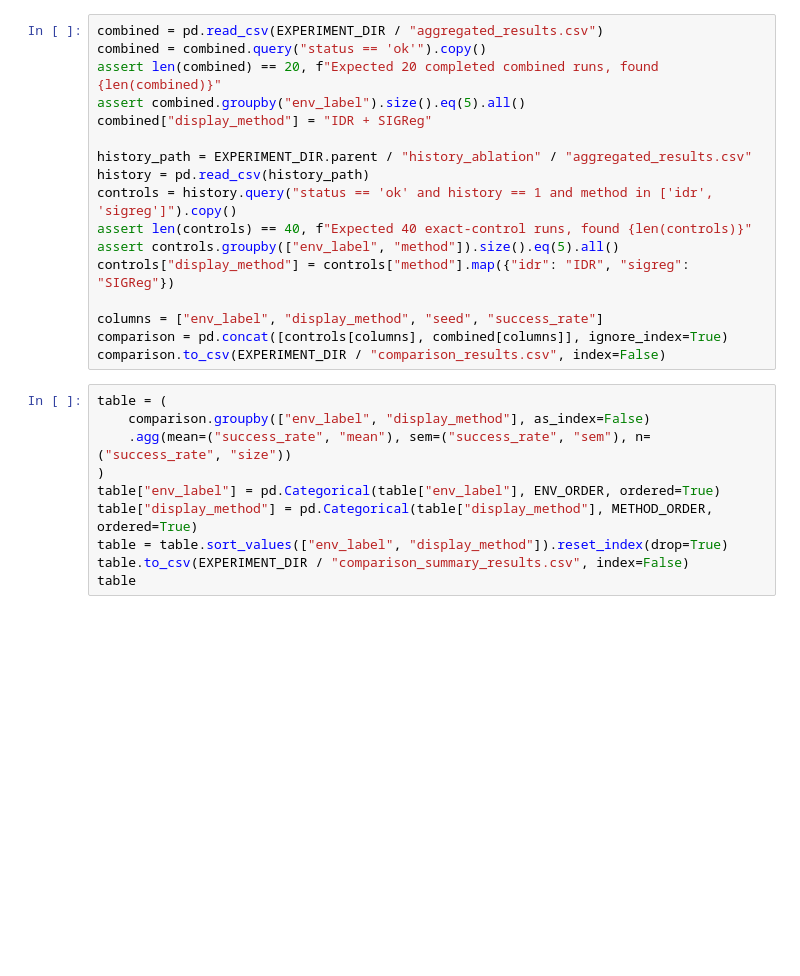
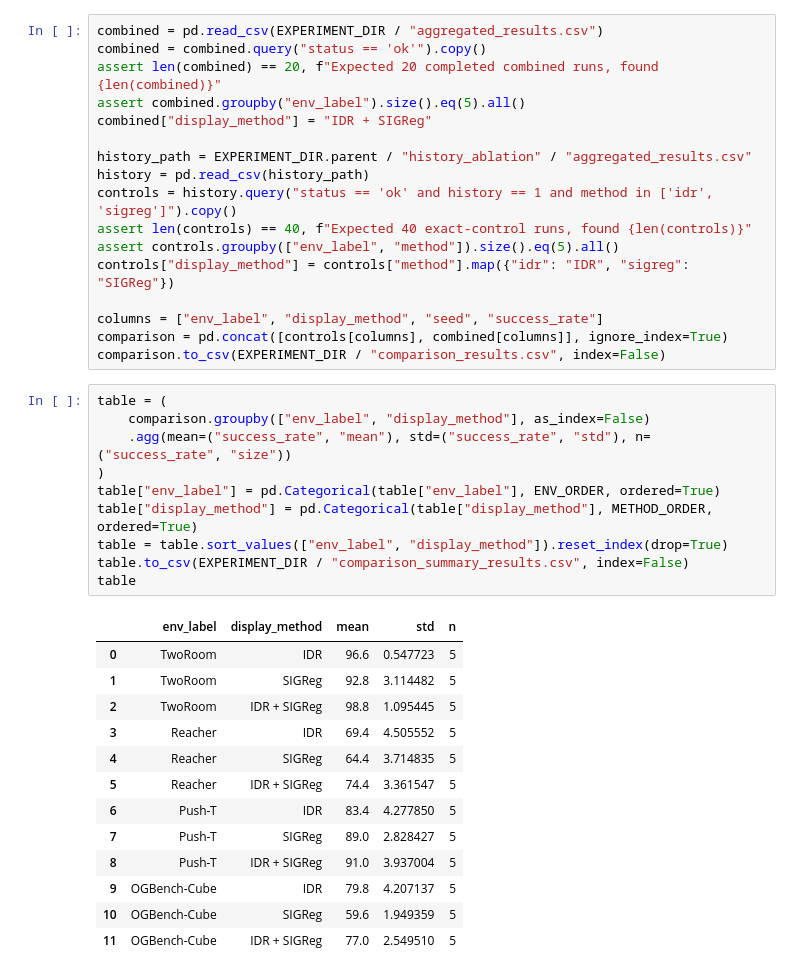
Before and after one commit to petr-ivashkov/sensorimotor-world-model, a Jupyter notebook: planning/experiments/idr_sigreg/plot_results.ipynb, the cells around one changed output. Drawn from its saved outputs; the diff is of its cells as text; blank space fills up the shorter version.

```diff
--- a/planning/experiments/idr_sigreg/plot_results.ipynb
+++ b/planning/experiments/idr_sigreg/plot_results.ipynb
@@ -52,13 +52,27 @@ comparison.to_csv(EXPERIMENT_DIR / "comparison_results.csv", index=False)
 # %%
 table = (
     comparison.groupby(["env_label", "display_method"], as_index=False)
-    .agg(mean=("success_rate", "mean"), sem=("success_rate", "sem"), n=("success_rate", "size"))
+    .agg(mean=("success_rate", "mean"), std=("success_rate", "std"), n=("success_rate", "size"))
 )
 table["env_label"] = pd.Categorical(table["env_label"], ENV_ORDER, ordered=True)
 table["display_method"] = pd.Categorical(table["display_method"], METHOD_ORDER, ordered=True)
 table = table.sort_values(["env_label", "display_method"]).reset_index(drop=True)
 table.to_csv(EXPERIMENT_DIR / "comparison_summary_results.csv", index=False)
 table
+# %% [output]
+|  | env_label | display_method | mean | std | n |
+| 0 | TwoRoom | IDR | 96.6 | 0.547723 | 5 |
+| 1 | TwoRoom | SIGReg | 92.8 | 3.114482 | 5 |
+| 2 | TwoRoom | IDR + SIGReg | 98.8 | 1.095445 | 5 |
+| 3 | Reacher | IDR | 69.4 | 4.505552 | 5 |
+| 4 | Reacher | SIGReg | 64.4 | 3.714835 | 5 |
+| 5 | Reacher | IDR + SIGReg | 74.4 | 3.361547 | 5 |
+| 6 | Push-T | IDR | 83.4 | 4.277850 | 5 |
+| 7 | Push-T | SIGReg | 89.0 | 2.828427 | 5 |
+| 8 | Push-T | IDR + SIGReg | 91.0 | 3.937004 | 5 |
+| 9 | OGBench-Cube | IDR | 79.8 | 4.207137 | 5 |
+| 10 | OGBench-Cube | SIGReg | 59.6 | 1.949359 | 5 |
+| 11 | OGBench-Cube | IDR + SIGReg | 77.0 | 2.549510 | 5 |
 # %%
 fig, ax = plt.subplots(figsize=(FULL_WIDTH, 2.6))
 x = np.arange(len(ENV_ORDER))
```
Also changed, not shown: parts of 2 cells of this notebook, 17 other files.
